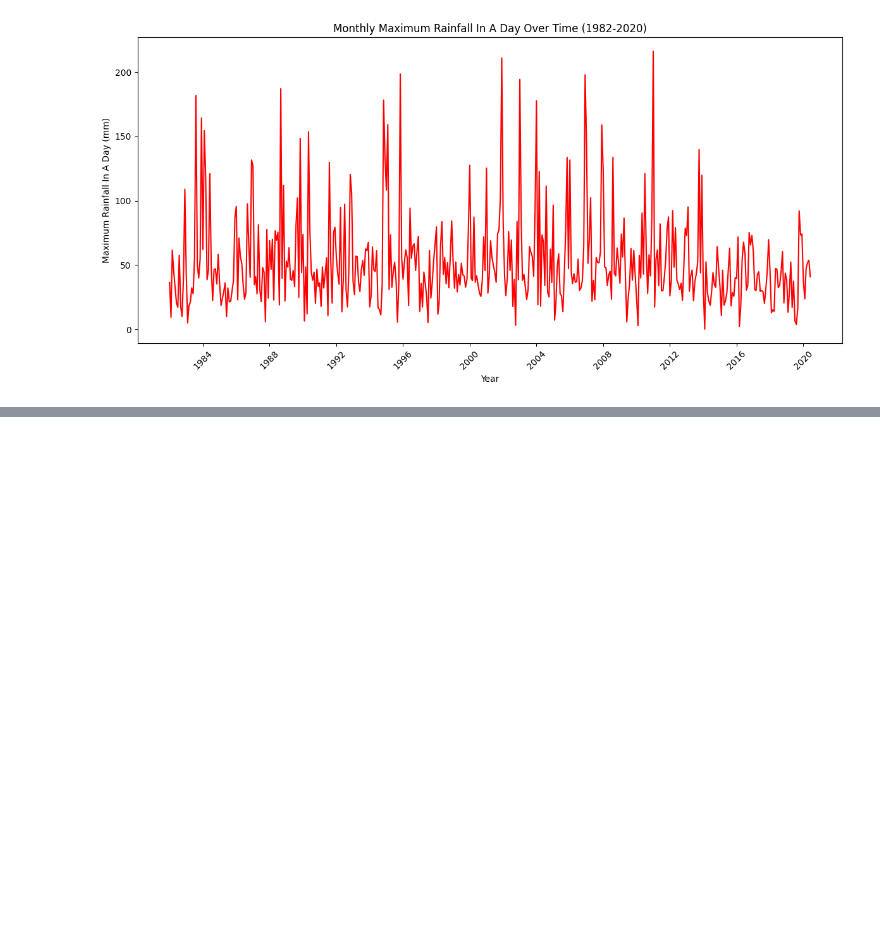
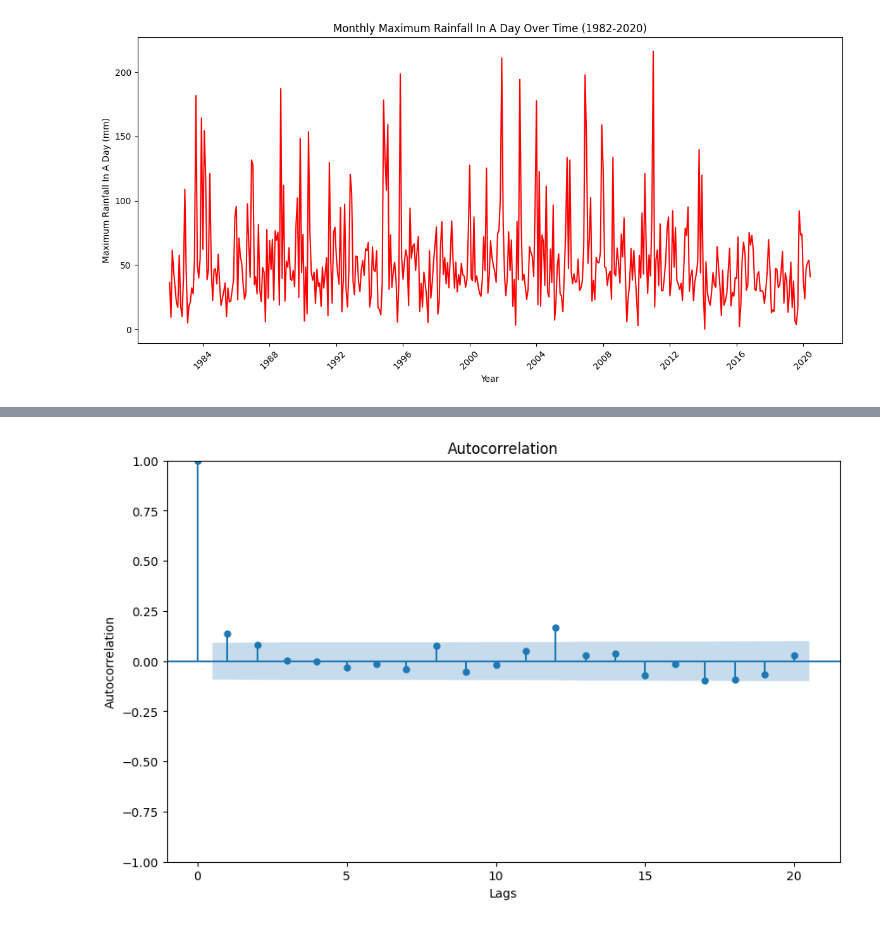
Before and after one commit to sudhi48/Rainfall-Time-Series, a Jupyter notebook: RainfallTimeSeries.ipynb, the cells around one changed output, grey strips where cells are left out. Saved outputs shown, nothing was run; the diff lists cells and outputs as text; code cells hidden in the pictures; blank space fills up the shorter version.

```diff
--- a/RainfallTimeSeries.ipynb
+++ b/RainfallTimeSeries.ipynb
@@ -189,0 +221,4 @@ plt.show()
+# %%
+plot_acf_plot(org_df, 'maximum_rainfall_in_a_day', 20)
+# %% [output]
+[figure, added]
```
Also changed, not shown: parts of 6 cells of this notebook, 1 other file.
